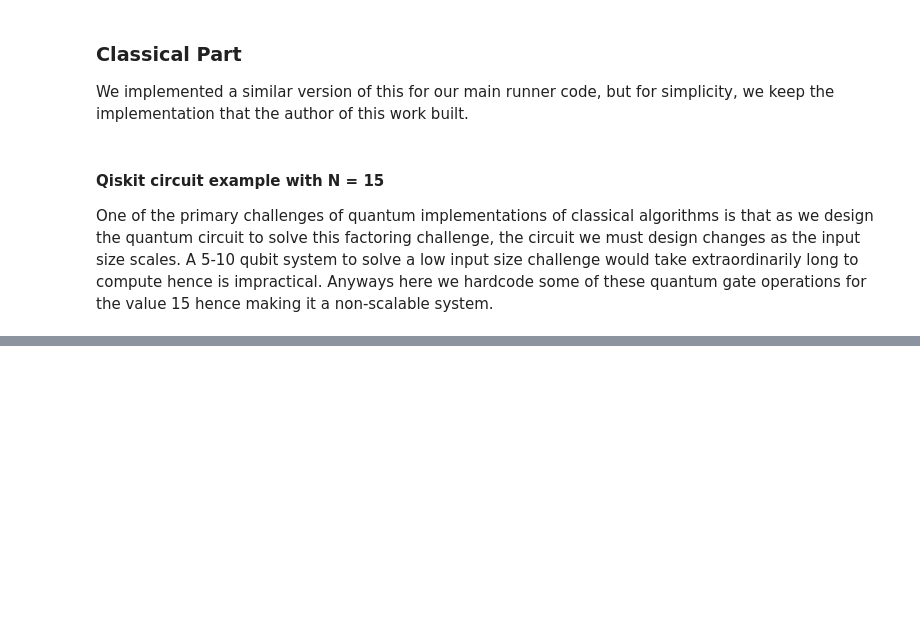
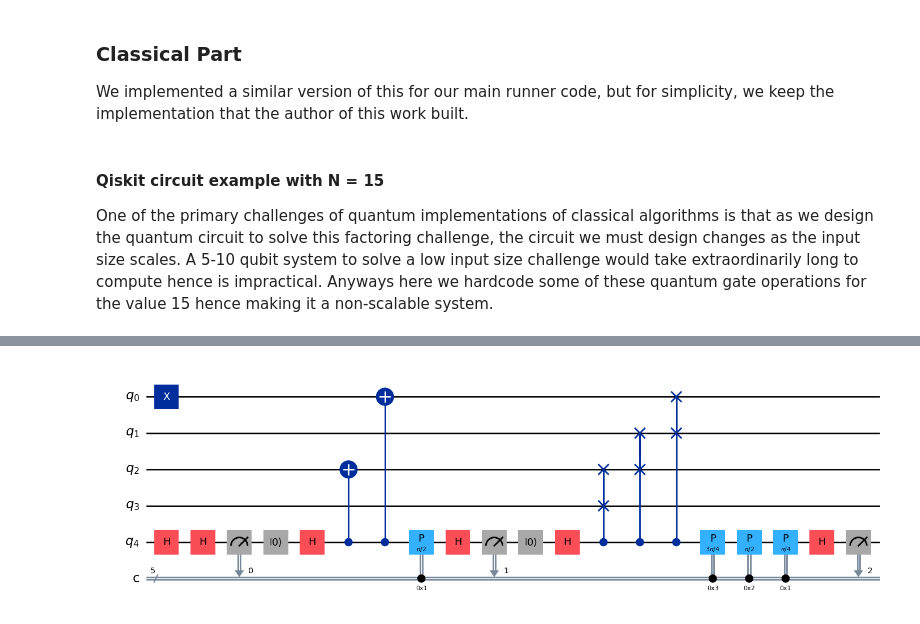
Before and after one commit to devin-gupta/GitHub, a Jupyter notebook: physics113/Quantum_Algos_Final/shor/quantum_shor.ipynb, the cells around one changed output, grey strips where cells are left out. Saved outputs shown, nothing was run; the diff lists cells and outputs as text; code cells hidden in the pictures; blank space fills up the shorter version.

```diff
--- a/physics113/Quantum_Algos_Final/shor/quantum_shor.ipynb
+++ b/physics113/Quantum_Algos_Final/shor/quantum_shor.ipynb
@@ -162,0 +166,9 @@ print("\n The time factoring n=15 took was: ", timeit.timeit(quantum_shor, globa
+# %%
+q = QuantumRegister(5, 'q')
+c = ClassicalRegister(5, 'c')
+
+shor = QuantumCircuit(q, c)
+circuit_aperiod15(shor,q,c,2)
+shor.draw(output='mpl') # use this to draw quantum circuit if desired.
+# %% [output]
+[figure, added]
```
Also changed, not shown: parts of 5 cells of this notebook, 4 other files.
